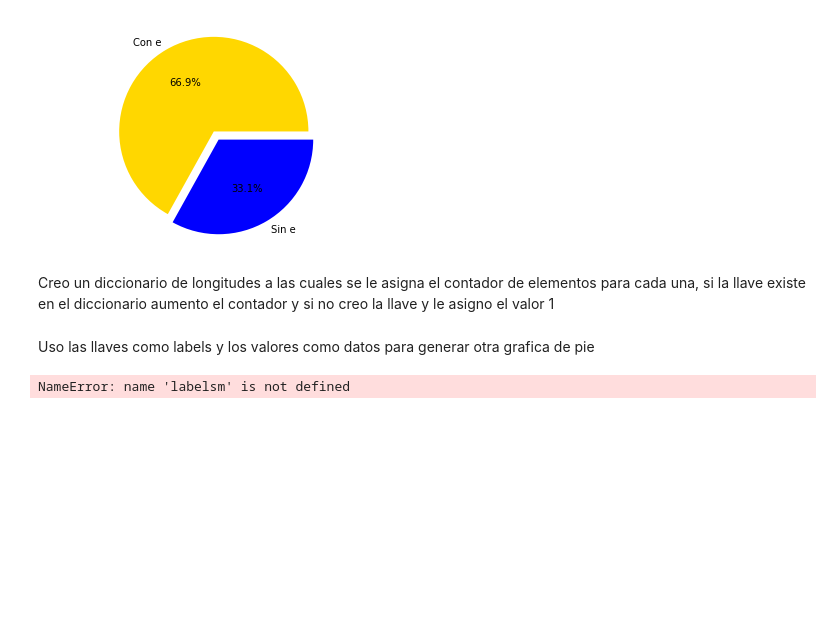
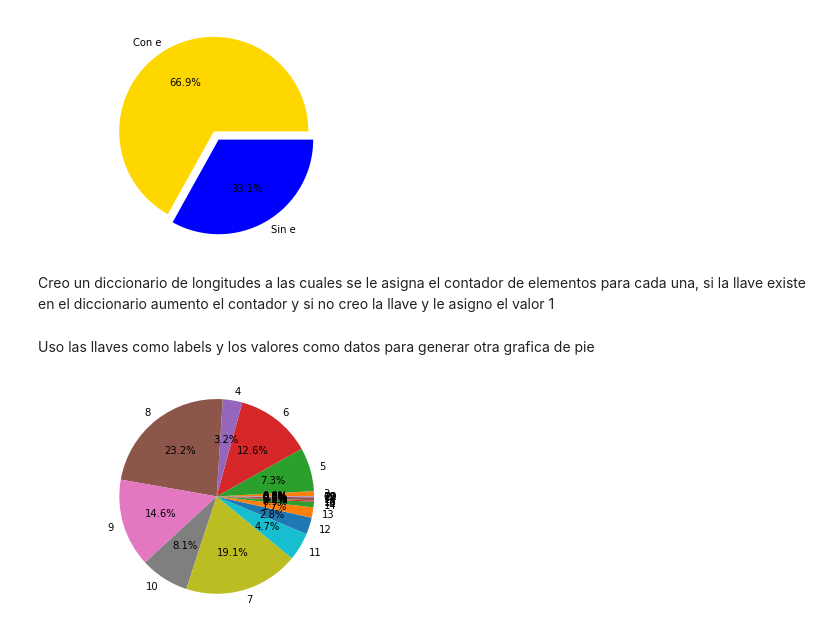
Before and after one commit to Arrodl/big_data, a Jupyter notebook: Practica1.ipynb, the cells around one changed output. Cells and saved outputs as stored; diff of their text form; code cells hidden in the pictures; blank space fills up the shorter version.

```diff
--- a/Practica1.ipynb
+++ b/Practica1.ipynb
@@ -88,9 +88,9 @@ Uso las llaves como labels y los valores como datos para generar otra grafica de
 # %%
 labels = list(length_array.keys())
 sizes = list(length_array.values())
 
-plt.pie(sizes, labels=labelsm, autopct='%1.1f%%')
+plt.pie(sizes, labels=labels, autopct='%1.1f%%')
 plt.axis('equal')
 plt.show()
 # %% [output]
-NameError: name 'labelsm' is not defined
+[figure, added]
```
Also changed, not shown: 1 other file.
